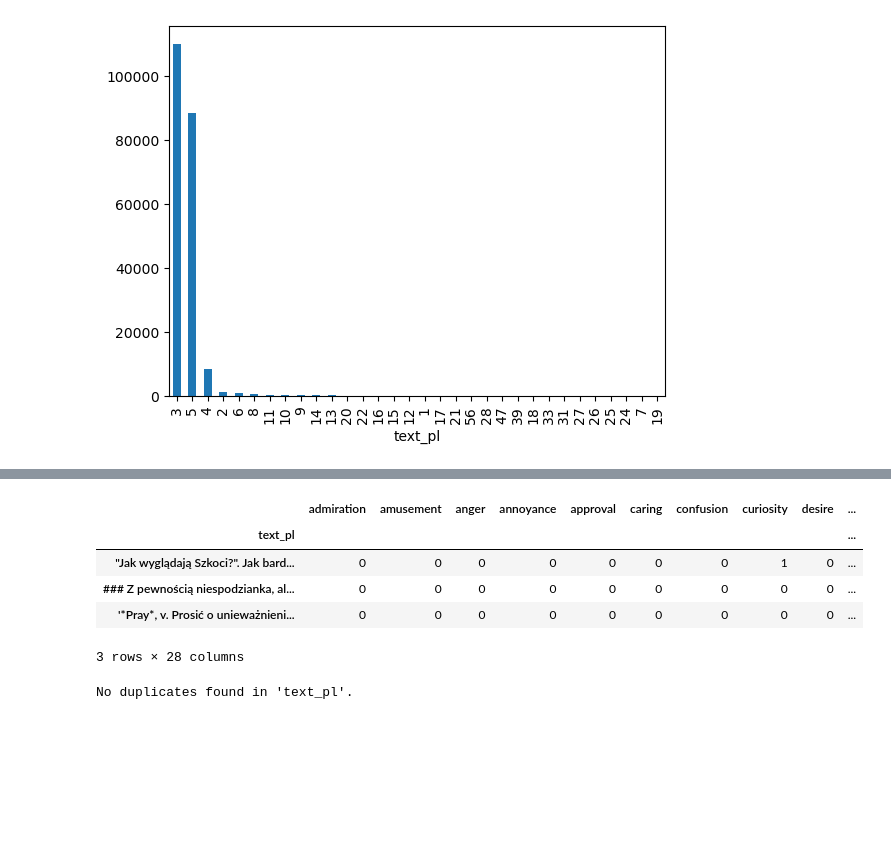
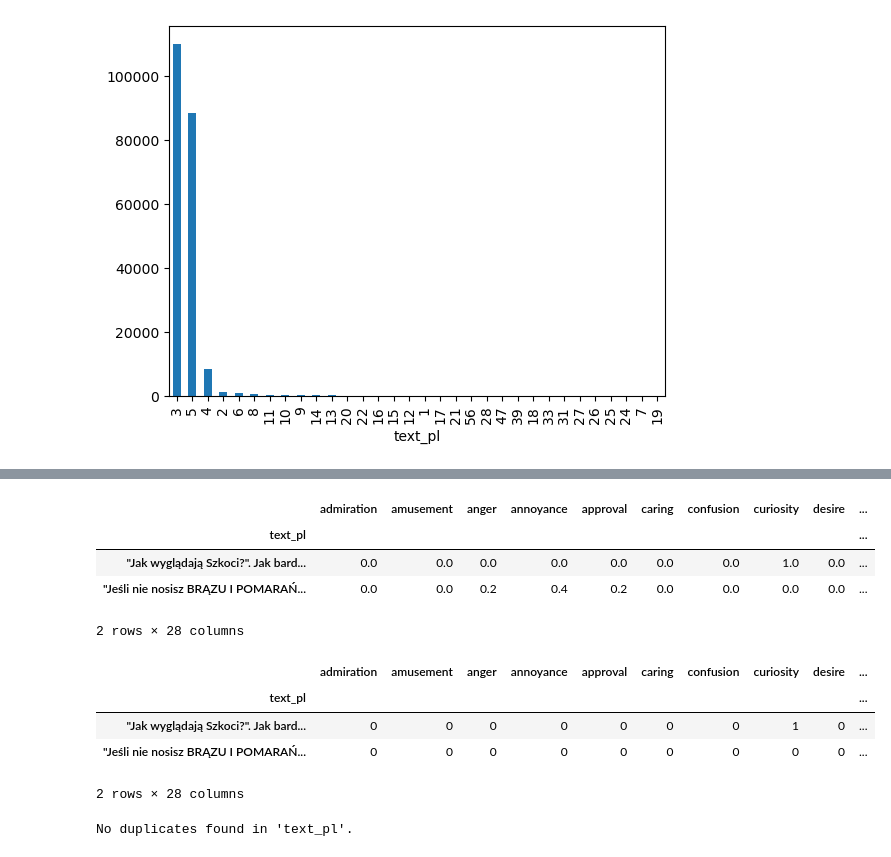
Before and after one commit to IgorCzudy/master_thesis, a Jupyter notebook: notebooks/gold_standard.ipynb, the cells around one changed output, grey strips where cells are left out. Saved outputs shown, nothing was run; the diff lists cells and outputs as text; code cells hidden in the pictures; blank space fills up the shorter version.

```diff
--- a/notebooks/gold_standard.ipynb
+++ b/notebooks/gold_standard.ipynb
@@ -2,3 +2,6 @@
 import numpy as np
 import pandas as pd
 import matplotlib.pyplot as plt
+# %%
+EMOTION_NAMES = "admiration,amusement,anger,annoyance,approval,caring,confusion,curiosity,desire,disappointment,disapproval,disgust,embarrassment,excitement,fear,gratitude,grief,joy,love,nervousness,optimism,pride,realization,relief,remorse,sadness,surprise,neutral".split(",")
+len(EMOTION_NAMES)
@@ -5,4 +10,6 @@ import matplotlib.pyplot as plt
 # %%
 df = pd.read_csv("../data/translated_go_emotion.csv", index_col=0)
+df = df [['text', 'text_pl'] + EMOTION_NAMES]
+df = df.reset_index(drop=True)
 df.head(2)
 # %% [output]
@@ -40,12 +25,18 @@ df_marked_by_three_adnotators.groupby('text_pl').sum(EMOTION_NAME).head(3)
+# %%
+group_df = df.groupby('text_pl').mean(EMOTION_NAMES)
+group_df.head(2)
+# %% [output]
+|  | admiration | amusement | anger | annoyance | approval | caring | confusion | curiosity | desire | ... |
+| text_pl |  |  |  |  |  |  |  |  |  | ... |
+| "Jak wyglądają Szkoci?". Jak bard... | 0.0 | 0.0 | 0.0 | 0.0 | 0.0 | 0.0 | 0.0 | 1.0 | 0.0 | ... |
+| "Jeśli nie nosisz BRĄZU I POMARAŃ... | 0.0 | 0.0 | 0.2 | 0.4 | 0.2 | 0.0 | 0.0 | 0.0 | 0.0 | ... |
+2 rows × 28 columns
 # %%
-grouped = df_marked_by_three_adnotators.groupby('text_pl')[EMOTION_NAME].sum()
-
-golden_label = grouped.applymap(lambda x: 1 if x >= 2 else 0)
-golden_label.head(3)
+golden_label = group_df.map(lambda x: 1 if x >= 2/3 else 0)
+golden_label.head(2)
 # %% [output]
 |  | admiration | amusement | anger | annoyance | approval | caring | confusion | curiosity | desire | ... |
 | text_pl |  |  |  |  |  |  |  |  |  | ... |
 | "Jak wyglądają Szkoci?". Jak bard... | 0 | 0 | 0 | 0 | 0 | 0 | 0 | 1 | 0 | ... |
-| ### Z pewnością niespodzianka, al... | 0 | 0 | 0 | 0 | 0 | 0 | 0 | 0 | 0 | ... |
-| '*Pray*, v. Prosić o unieważnieni... | 0 | 0 | 0 | 0 | 0 | 0 | 0 | 0 | 0 | ... |
+| "Jeśli nie nosisz BRĄZU I POMARAŃ... | 0 | 0 | 0 | 0 | 0 | 0 | 0 | 0 | 0 | ... |
-3 rows × 28 columns
+2 rows × 28 columns
```
Also changed, not shown: parts of 77 cells of this notebook, 3 other files.
